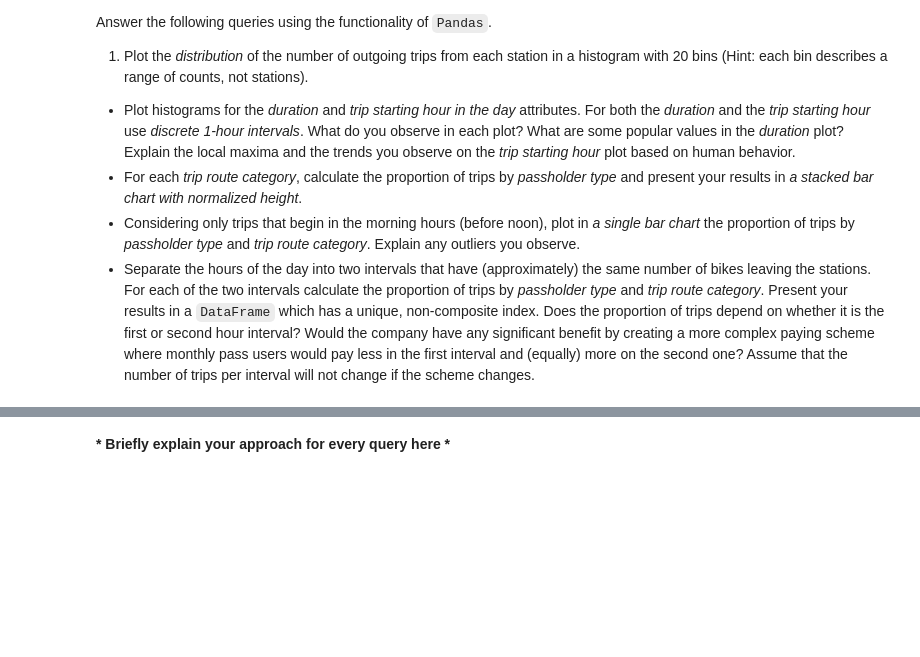
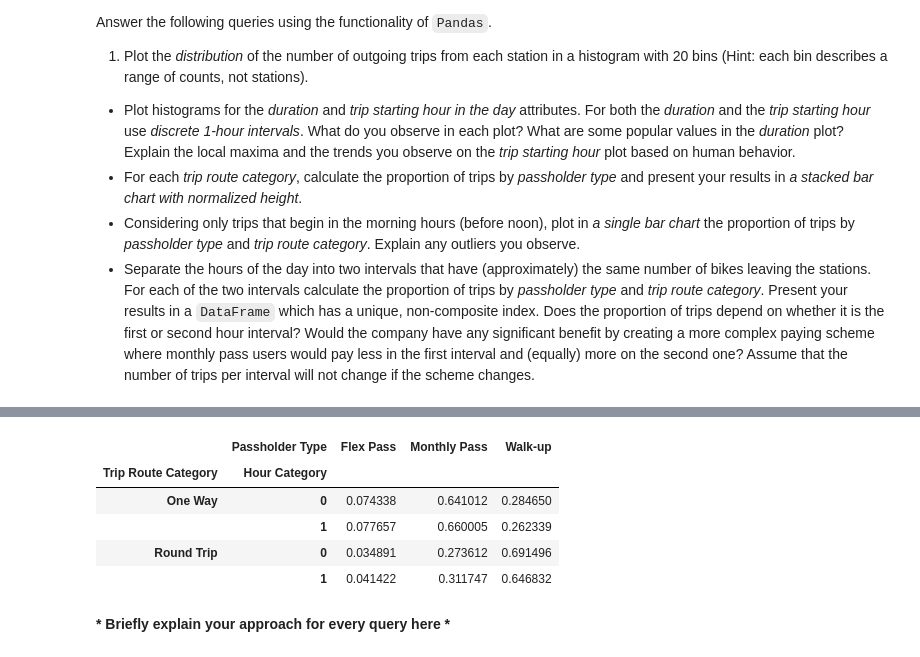
Before and after one commit to ibric/Homework1, a Jupyter notebook: Exercise 1.ipynb, the cells around one changed output, grey strips where cells are left out. Saved outputs shown, nothing was run; the diff lists cells and outputs as text; code cells hidden in the pictures; blank space fills up the shorter version.

```diff
--- a/Exercise 1.ipynb
+++ b/Exercise 1.ipynb
@@ -170,2 +332,17 @@ Answer the following queries using the functionality of `Pandas`.
+# %%
+
+hour_threshold = 14
+data_bikes["Hour Category"] = [int(x.hour<=hour_threshold) for x in data_bikes["Start Time"]]
+x = (data_bikes.groupby(["Trip Route Category","Hour Category","Passholder Type",])).size().groupby(level=0).apply(
+    lambda x:  x / x.sum()
+).unstack()
+x.div(x.sum(axis=1), axis=0)
+# %% [output]
+|  | Passholder Type | Flex Pass | Monthly Pass | Walk-up |
+| Trip Route Category | Hour Category |  |  |  |
+| One Way | 0 | 0.074338 | 0.641012 | 0.284650 |
+|  | 1 | 0.077657 | 0.660005 | 0.262339 |
+| Round Trip | 0 | 0.034891 | 0.273612 | 0.691496 |
+|  | 1 | 0.041422 | 0.311747 | 0.646832 |
 # %% [markdown]
 __\* Briefly explain your approach for every query here \*__
```
Also changed, not shown: parts of 12 cells of this notebook.
